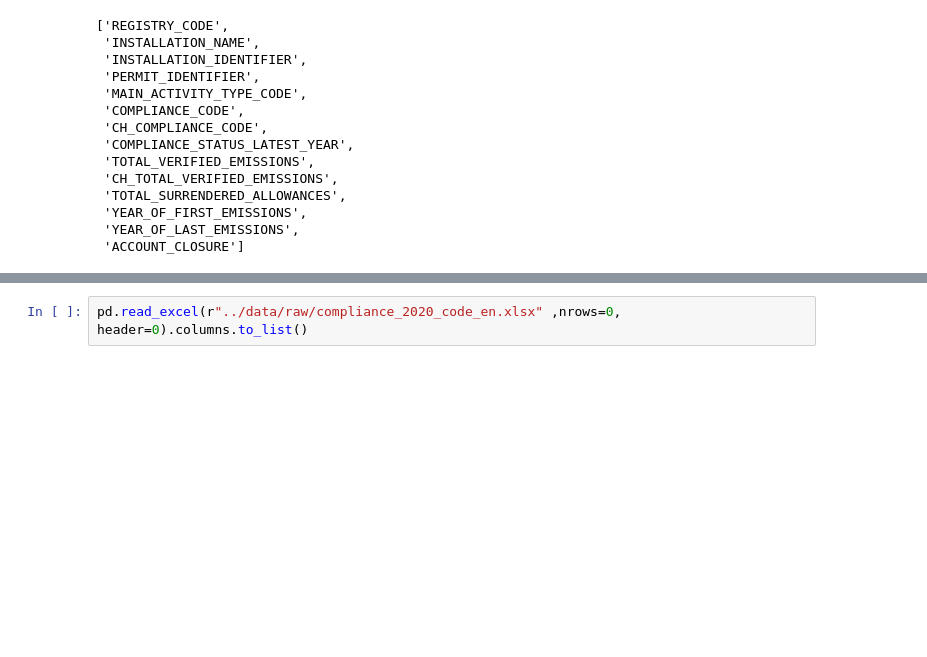
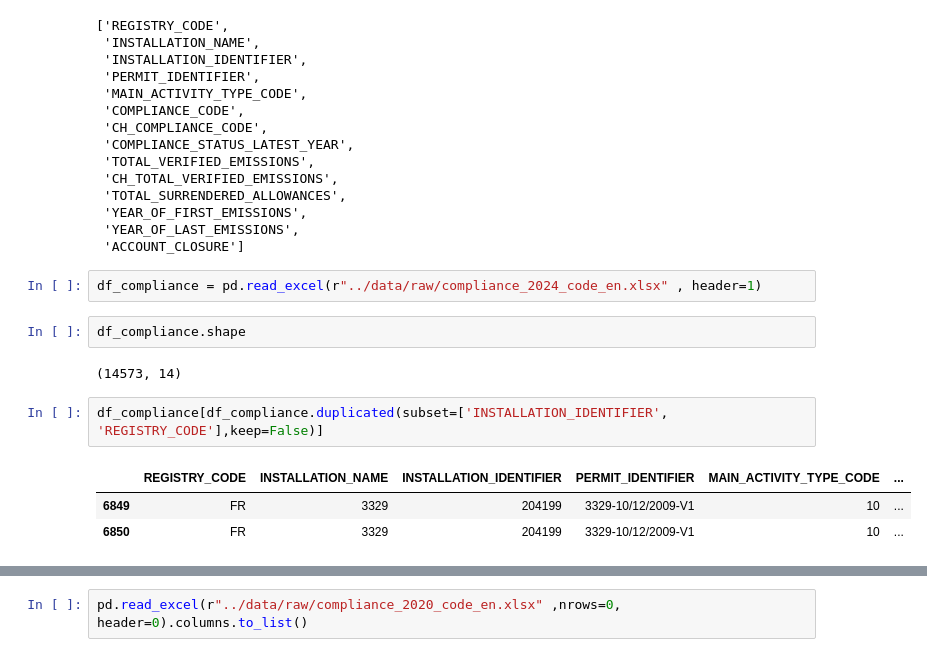
Before and after one commit to atr-tapia/ETS_repo, a Jupyter notebook: notebooks/union_registries_dfs.ipynb, the cells around one changed output, grey strips where cells are left out. Saved outputs shown, nothing was run; the diff lists cells and outputs as text; blank space fills up the shorter version.

```diff
--- a/notebooks/union_registries_dfs.ipynb
+++ b/notebooks/union_registries_dfs.ipynb
@@ -216,3 +220,15 @@ pd.read_excel(r"../data/raw/compliance_2024_code_en.xlsx" ,nrows=0, header=1).co
  'YEAR_OF_FIRST_EMISSIONS',
  'YEAR_OF_LAST_EMISSIONS',
  'ACCOUNT_CLOSURE']
+# %%
+df_compliance = pd.read_excel(r"../data/raw/compliance_2024_code_en.xlsx" , header=1)
+# %%
+df_compliance.shape
+# %% [output]
+(14573, 14)
+# %%
+df_compliance[df_compliance.duplicated(subset=['INSTALLATION_IDENTIFIER', 'REGISTRY_CODE'],keep=False)]
+# %% [output]
+|  | REGISTRY_CODE | INSTALLATION_NAME | INSTALLATION_IDENTIFIER | PERMIT_IDENTIFIER | MAIN_ACTIVITY_TYPE_CODE | ... |
+| 6849 | FR | 3329 | 204199 | 3329-10/12/2009-V1 | 10 | ... |
+| 6850 | FR | 3329 | 204199 | 3329-10/12/2009-V1 | 10 | ... |
```
Also changed, not shown: parts of 12 cells of this notebook, 1 other file.
